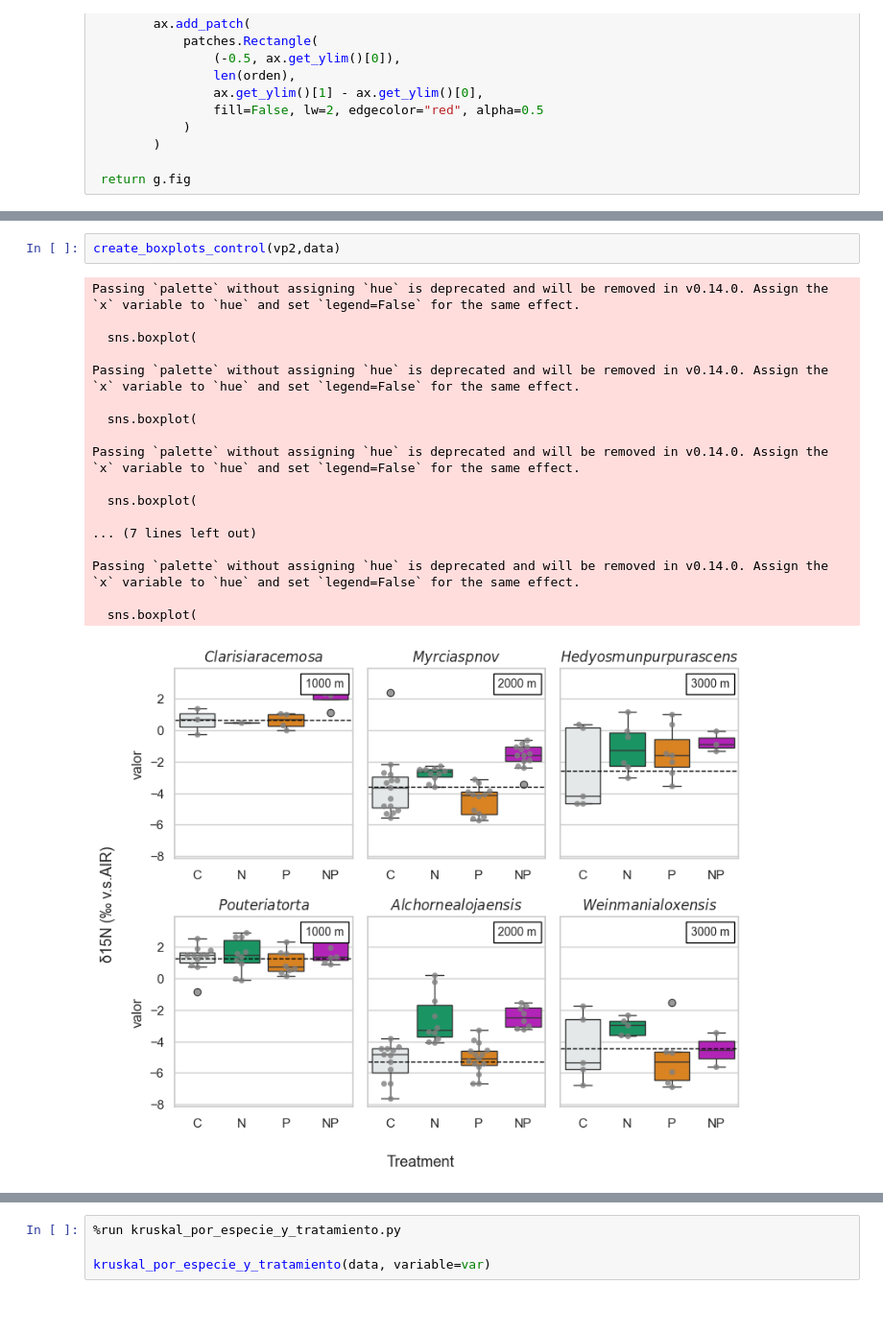
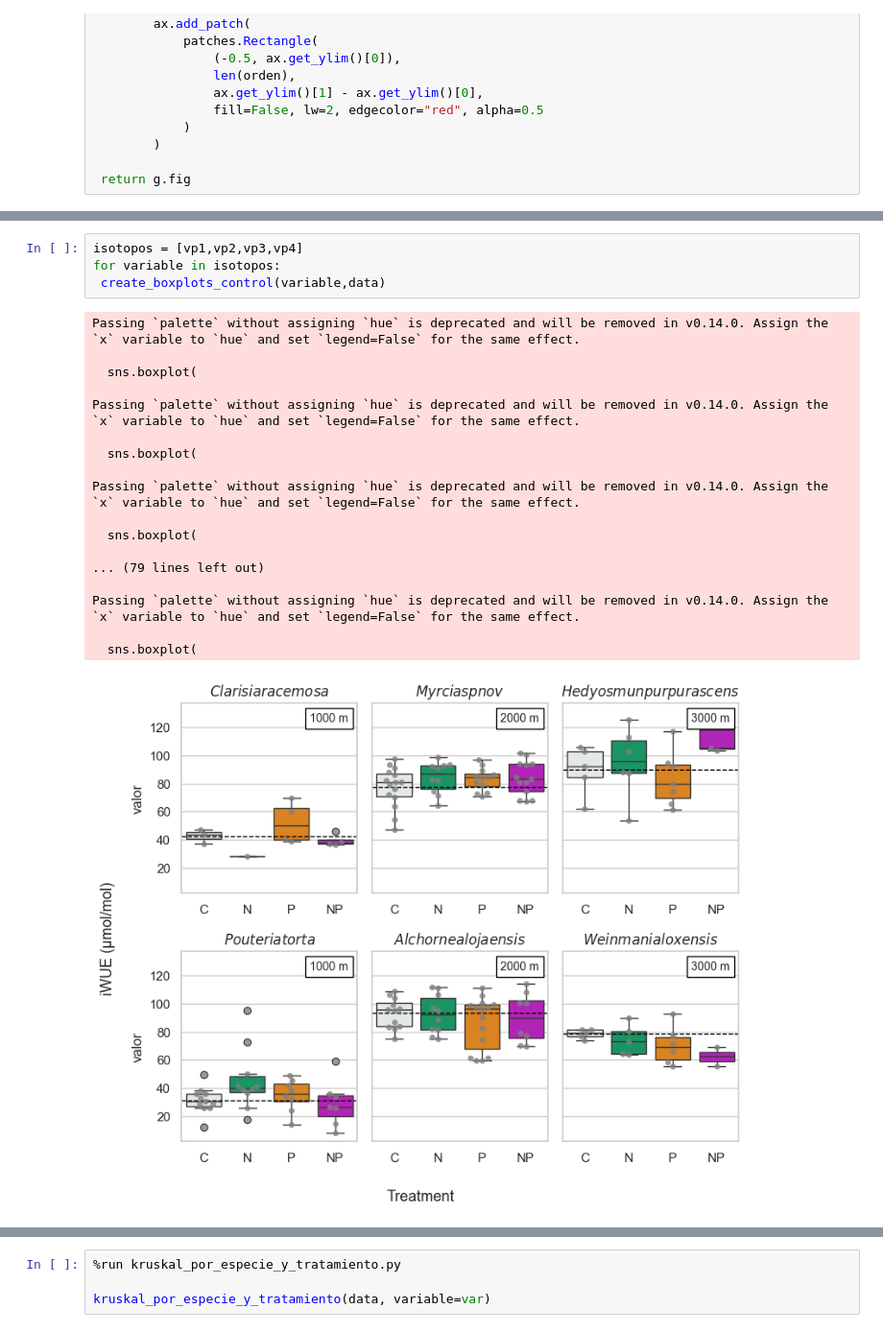
Before and after one commit to ajchavez94/NUMEX_preliminar, a Jupyter notebook: Preliminar.ipynb, the cells around one changed output, grey strips where cells are left out. Shown at 96% size. Saved outputs shown, nothing was run; the diff lists cells and outputs as text.

```diff
--- a/Preliminar.ipynb
+++ b/Preliminar.ipynb
@@ -382,22 +483,24 @@ Passing `palette` without assigning `hue` is deprecated and will be removed in v
 # %%
-create_boxplots_control(vp2,data)
+isotopos = [vp1,vp2,vp3,vp4]
+for variable in isotopos:
+ create_boxplots_control(variable,data)
 # %% [output]
 Passing `palette` without assigning `hue` is deprecated and will be removed in v0.14.0. Assign the `x` variable to `hue` and set `legend=False` for the same effect.
 
   sns.boxplot(
 
 Passing `palette` without assigning `hue` is deprecated and will be removed in v0.14.0. Assign the `x` variable to `hue` and set `legend=False` for the same effect.
 
   sns.boxplot(
 
 Passing `palette` without assigning `hue` is deprecated and will be removed in v0.14.0. Assign the `x` variable to `hue` and set `legend=False` for the same effect.
 
   sns.boxplot(
 
-... (7 lines left out)
+... (79 lines left out)
 
 Passing `palette` without assigning `hue` is deprecated and will be removed in v0.14.0. Assign the `x` variable to `hue` and set `legend=False` for the same effect.
 
   sns.boxplot(
-[figure, old version]
+[figure, new version]
 [figure]
```
Also changed, not shown: parts of 23 cells of this notebook, 3 other files.
